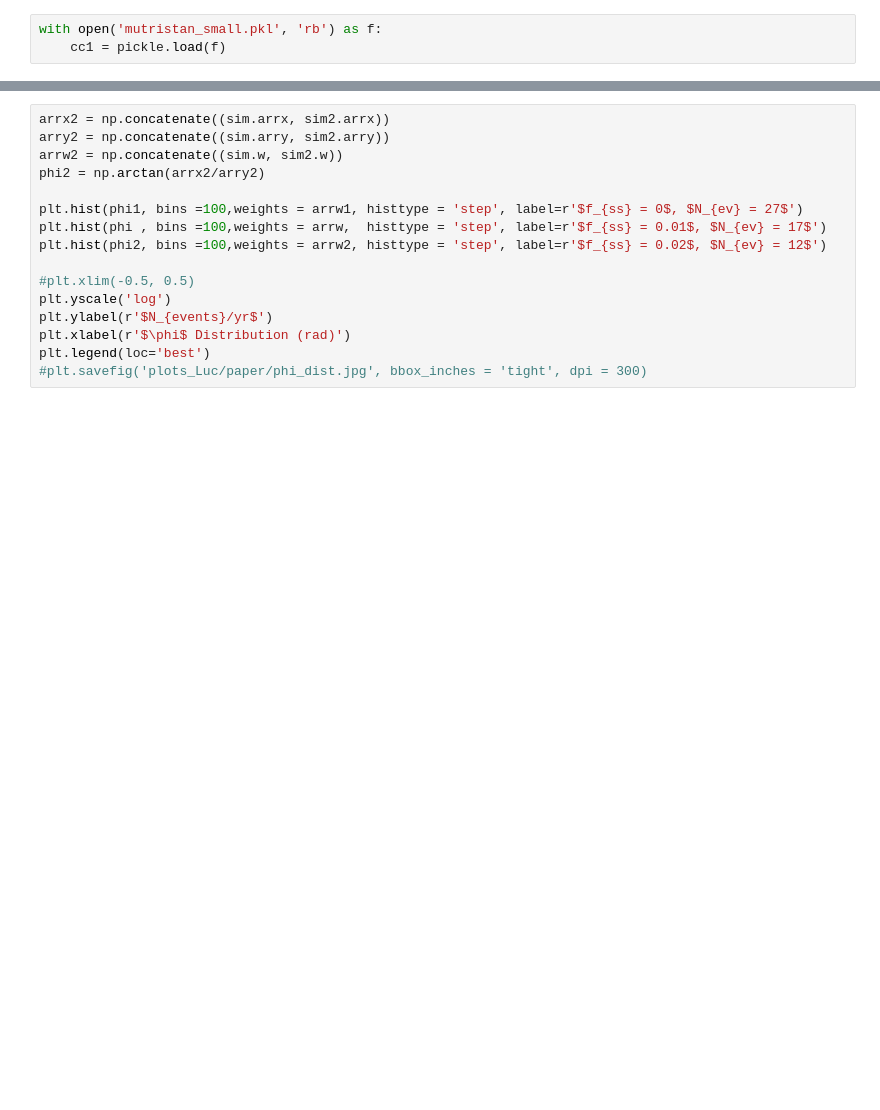
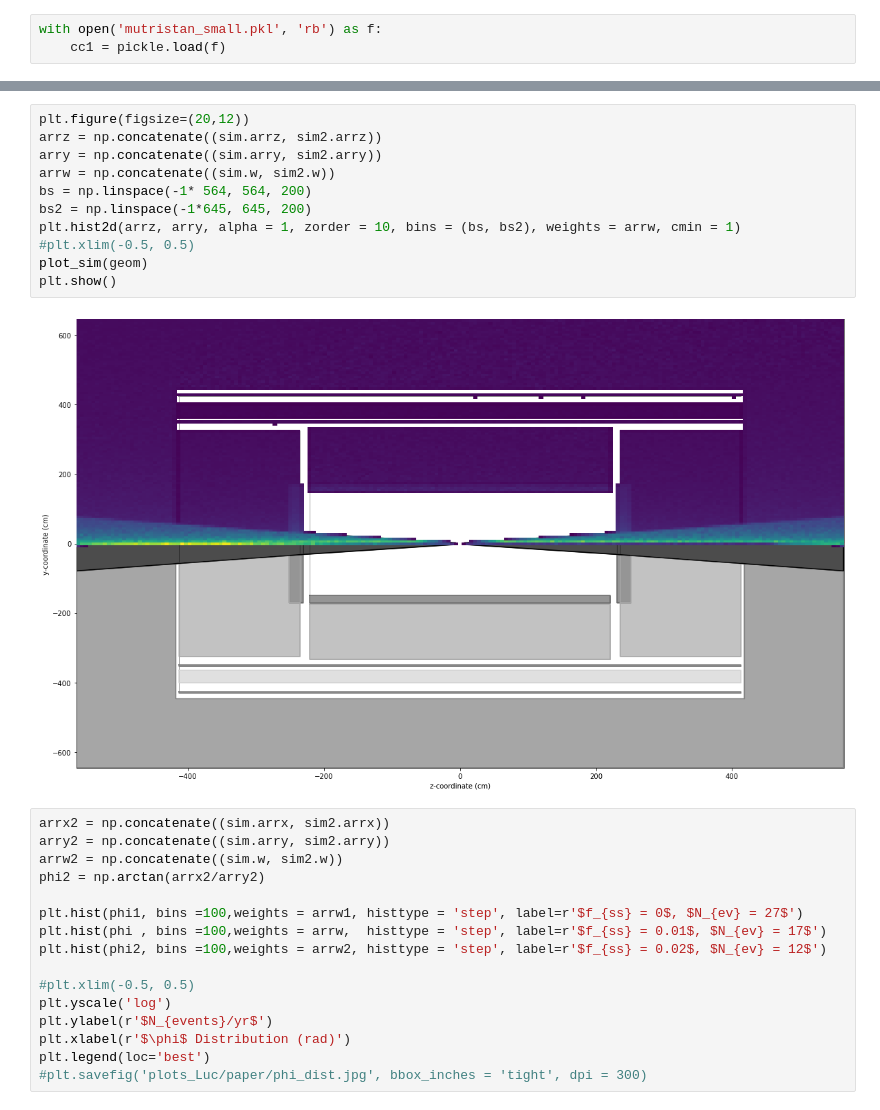
Before and after one commit to mhostert/BIN_MC, a Jupyter notebook: sims.ipynb, the cells around one changed output, grey strips where cells are left out. Drawn from its saved outputs; the diff is of its cells as text; blank space fills up the shorter version.

```diff
--- a/sims.ipynb
+++ b/sims.ipynb
@@ -39,3 +59,16 @@ sim,sim2 = SimulateDetector(cc1, fss, geom, particle).run()
+# %%
+plt.figure(figsize=(20,12))
+arrz = np.concatenate((sim.arrz, sim2.arrz))
+arry = np.concatenate((sim.arry, sim2.arry))
+arrw = np.concatenate((sim.w, sim2.w))
+bs = np.linspace(-1* 564, 564, 200)
+bs2 = np.linspace(-1*645, 645, 200)
+plt.hist2d(arrz, arry, alpha = 1, zorder = 10, bins = (bs, bs2), weights = arrw, cmin = 1)
+#plt.xlim(-0.5, 0.5)
+plot_sim(geom)
+plt.show()
+# %% [output]
+[figure, added]
 # %%
 arrx2 = np.concatenate((sim.arrx, sim2.arrx))
 arry2 = np.concatenate((sim.arry, sim2.arry))
```
Also changed, not shown: parts of 6 cells of this notebook, 5 other files.
